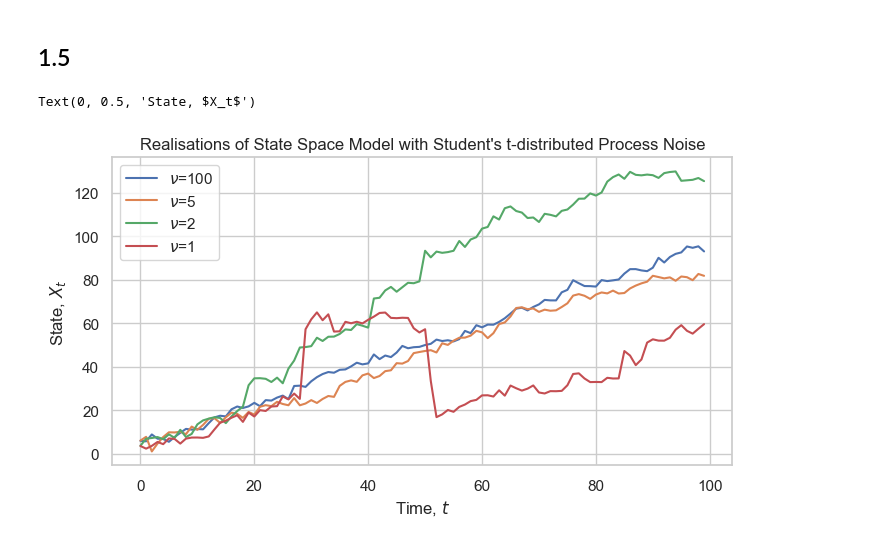
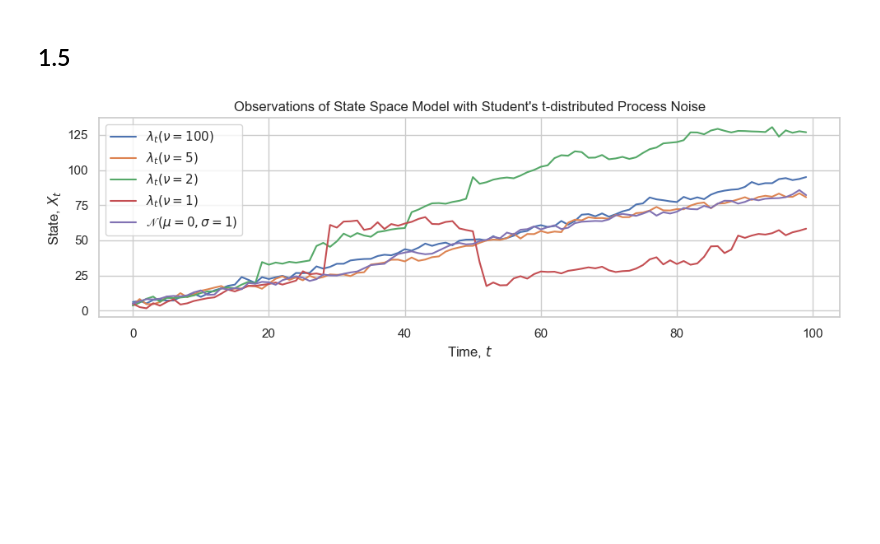
Before and after one commit to JeppeKlitgaard/DTU-02613-TimeSeries, a Jupyter notebook: Assignment4/JK_1.ipynb, the cells around one changed output. Drawn from its saved outputs; the diff is of its cells as text; code cells hidden in the pictures; blank space fills up the shorter version.

```diff
--- a/Assignment4/JK_1.ipynb
+++ b/Assignment4/JK_1.ipynb
@@ -432,25 +432,32 @@ def make_realisation_student_t(A, B, sigma_1, X_0, n, nu, rng):
 # %%
 a = 1
 b = 0.9
 sigma_1 = 1
 nus = [100, 5, 2, 1]
 
 rng = np.random.default_rng(0)
+plt.figure(figsize=(10, 3.5))
+
+labels = [f"$λ_t(ν={nu})$" for nu in nus]
 
 realisations = [
     make_realisation_student_t(A=a, B=b, sigma_1=sigma_1, X_0=5, n=100, nu=nu, rng=rng)
     for nu in nus
 ]
-
+realisations.append(make_realisation(A=a, B=b, sigma_1=sigma_1, X_0=5, n=100, rng=rng))
+labels.append(f"$𝒩(μ=0, σ={sigma_1})$")
 observations = [make_observation(X_t, sigma_2=1, rng=rng) for X_t in realisations]
 
-for observations_, nu in zip(observations, nus):
-    plt.plot(observations_, label=f"$ν$={nu}")
+for observations_, label in zip(observations, labels):
+    plt.plot(observations_, label=label)
 
 plt.legend()
-plt.title("Realisations of State Space Model with Student's t-distributed Process Noise")
+plt.title("Observations of State Space Model with Student's t-distributed Process Noise")
 plt.xlabel("Time, $t$")
 plt.ylabel("State, $X_t$")
+plt.tight_layout()
+plt.savefig(
+    OUTPUT_DIR / "1_5_observations.png", dpi=DPI_EXPORT, bbox_inches="tight"
+)
 # %% [output]
-Text(0, 0.5, 'State, $X_t$')
-[figure, old version]
+[figure, new version]
```
Also changed, not shown: parts of 2 cells of this notebook, 4 other files.
